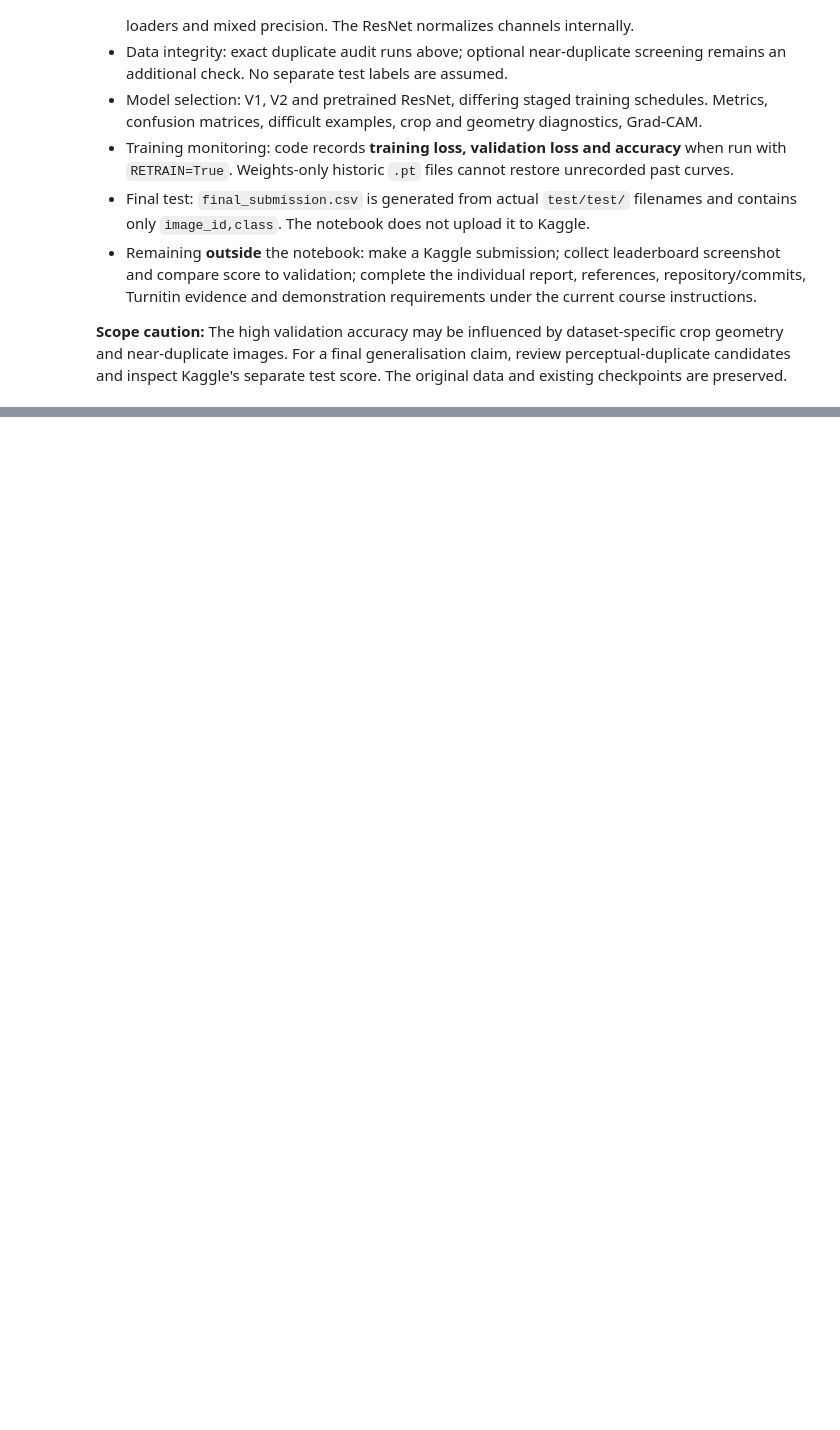
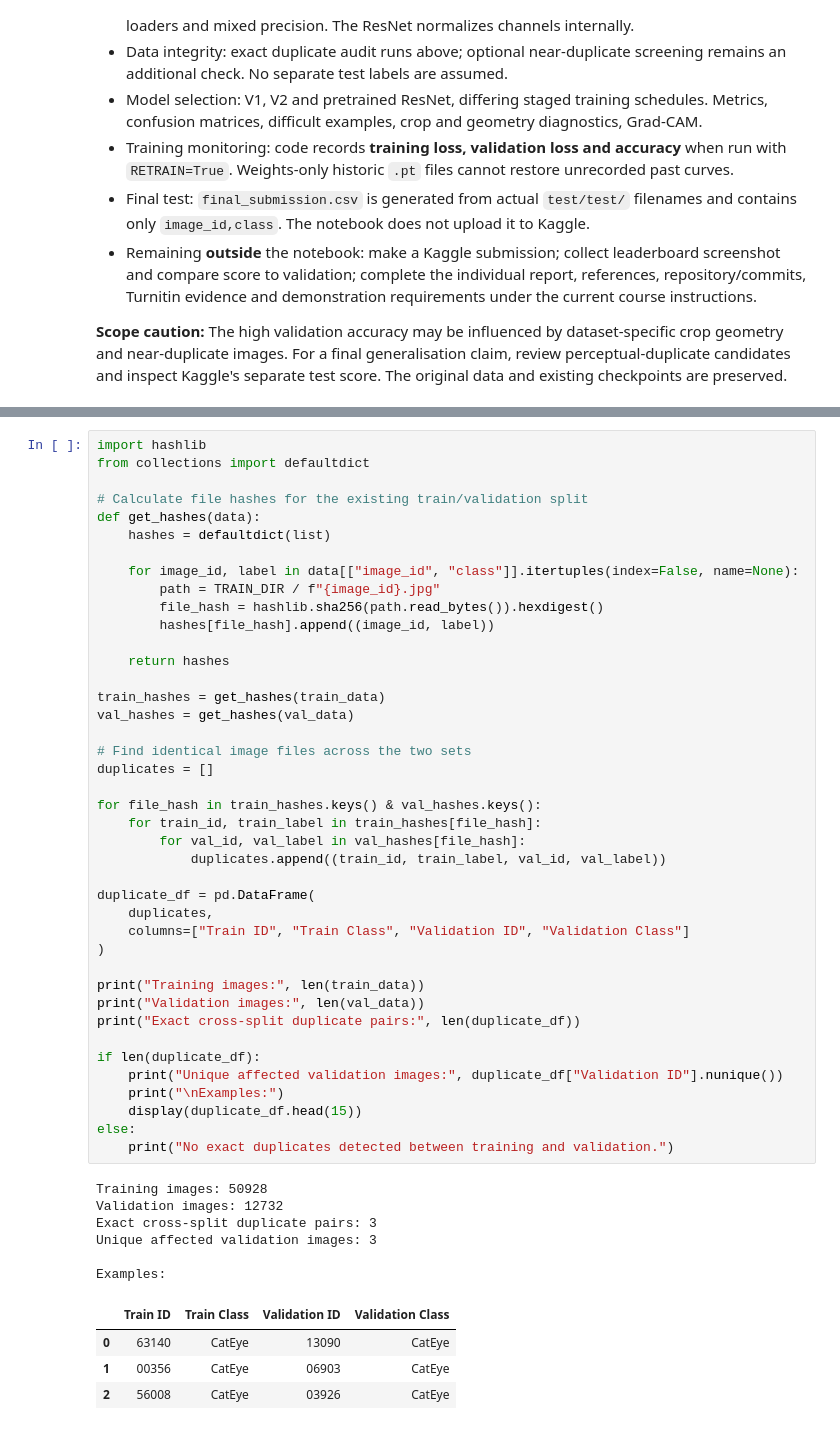
Before and after one commit to Mech-Onics/Kaggle, a Jupyter notebook: deep_learning.ipynb, the cells around one changed output, grey strips where cells are left out. Cells and saved outputs as stored; diff of their text form; blank space fills up the shorter version.

```diff
--- a/deep_learning.ipynb
+++ b/deep_learning.ipynb
@@ -744,0 +835,52 @@ Saved final_submission.csv | rows: 29443
+# %%
+import hashlib
+from collections import defaultdict
+
+# Calculate file hashes for the existing train/validation split
+def get_hashes(data):
+    hashes = defaultdict(list)
+
+    for image_id, label in data[["image_id", "class"]].itertuples(index=False, name=None):
+        path = TRAIN_DIR / f"{image_id}.jpg"
+        file_hash = hashlib.sha256(path.read_bytes()).hexdigest()
+        hashes[file_hash].append((image_id, label))
+
+    return hashes
+
+train_hashes = get_hashes(train_data)
+val_hashes = get_hashes(val_data)
+
+# Find identical image files across the two sets
+duplicates = []
+
+for file_hash in train_hashes.keys() & val_hashes.keys():
+    for train_id, train_label in train_hashes[file_hash]:
+        for val_id, val_label in val_hashes[file_hash]:
+            duplicates.append((train_id, train_label, val_id, val_label))
+
+duplicate_df = pd.DataFrame(
+    duplicates,
+    columns=["Train ID", "Train Class", "Validation ID", "Validation Class"]
+)
+
+print("Training images:", len(train_data))
+print("Validation images:", len(val_data))
+print("Exact cross-split duplicate pairs:", len(duplicate_df))
+
+if len(duplicate_df):
+    print("Unique affected validation images:", duplicate_df["Validation ID"].nunique())
+    print("\nExamples:")
+    display(duplicate_df.head(15))
+else:
+    print("No exact duplicates detected between training and validation.")
+# %% [output]
+Training images: 50928
+Validation images: 12732
+Exact cross-split duplicate pairs: 3
+Unique affected validation images: 3
+
+Examples:
+|  | Train ID | Train Class | Validation ID | Validation Class |
+| 0 | 63140 | CatEye | 13090 | CatEye |
+| 1 | 00356 | CatEye | 06903 | CatEye |
+| 2 | 56008 | CatEye | 03926 | CatEye |
```
Also changed, not shown: parts of 3 cells of this notebook.
